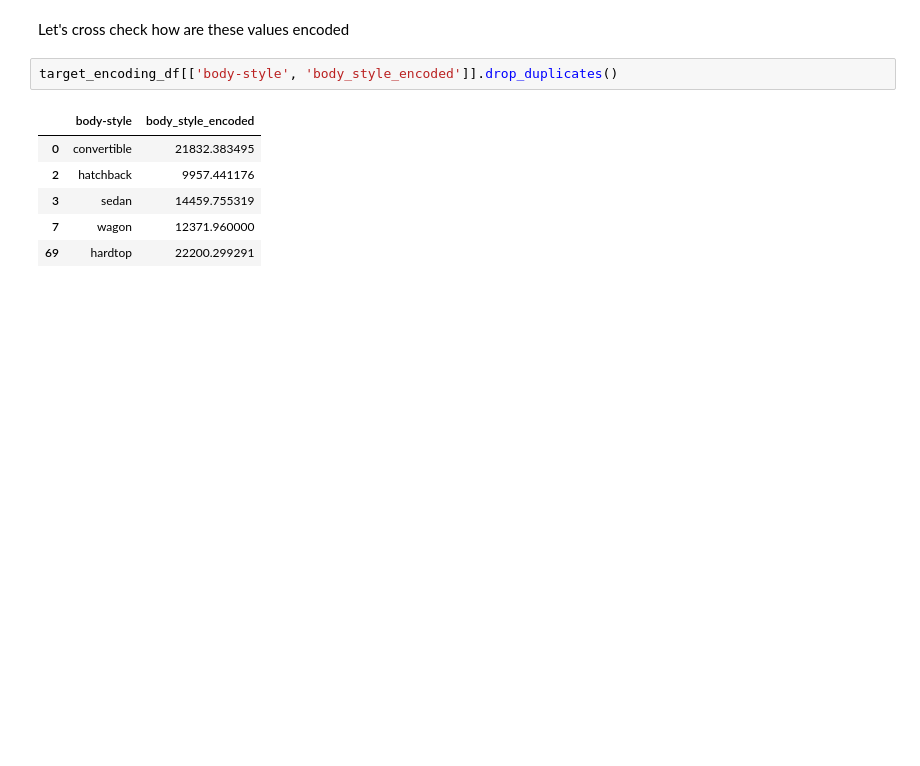
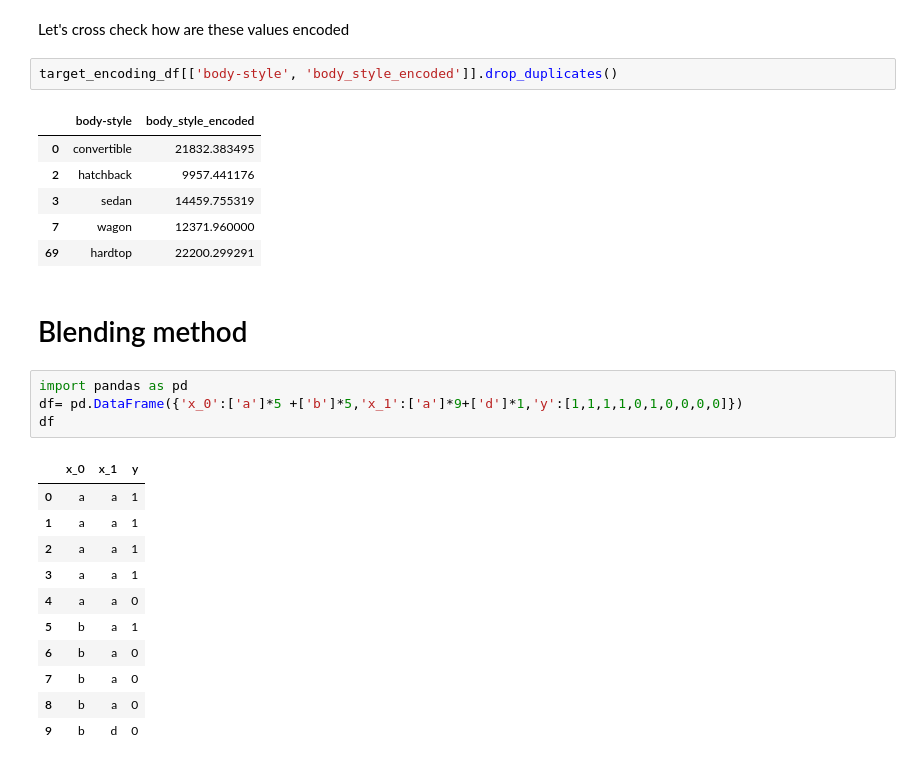
Before and after one commit to anilmamidwar15021991/AIMLlearning, a Jupyter notebook: Data preprocessing and EDA/Notebooks_course_preprocessing & EDA/2_5_feature encoding.ipynb, the cells around one changed output. Drawn from its saved outputs; the diff is of its cells as text; blank space fills up the shorter version.

```diff
--- a/Data preprocessing and EDA/Notebooks_course_preprocessing & EDA/2_5_feature encoding.ipynb
+++ b/Data preprocessing and EDA/Notebooks_course_preprocessing & EDA/2_5_feature encoding.ipynb
@@ -711,3 +737,21 @@ target_encoding_df[['body-style', 'body_style_encoded']].drop_duplicates()
 | 3 | sedan | 14459.755319 |
 | 7 | wagon | 12371.960000 |
 | 69 | hardtop | 22200.299291 |
+# %% [markdown]
+# Blending method
+# %%
+import pandas as pd
+df= pd.DataFrame({'x_0':['a']*5 +['b']*5,'x_1':['a']*9+['d']*1,'y':[1,1,1,1,0,1,0,0,0,0]})
+df
+# %% [output]
+|  | x_0 | x_1 | y |
+| 0 | a | a | 1 |
+| 1 | a | a | 1 |
+| 2 | a | a | 1 |
+| 3 | a | a | 1 |
+| 4 | a | a | 0 |
+| 5 | b | a | 1 |
+| 6 | b | a | 0 |
+| 7 | b | a | 0 |
+| 8 | b | a | 0 |
+| 9 | b | d | 0 |
```
Also changed, not shown: parts of 12 cells of this notebook, 8 other files.
